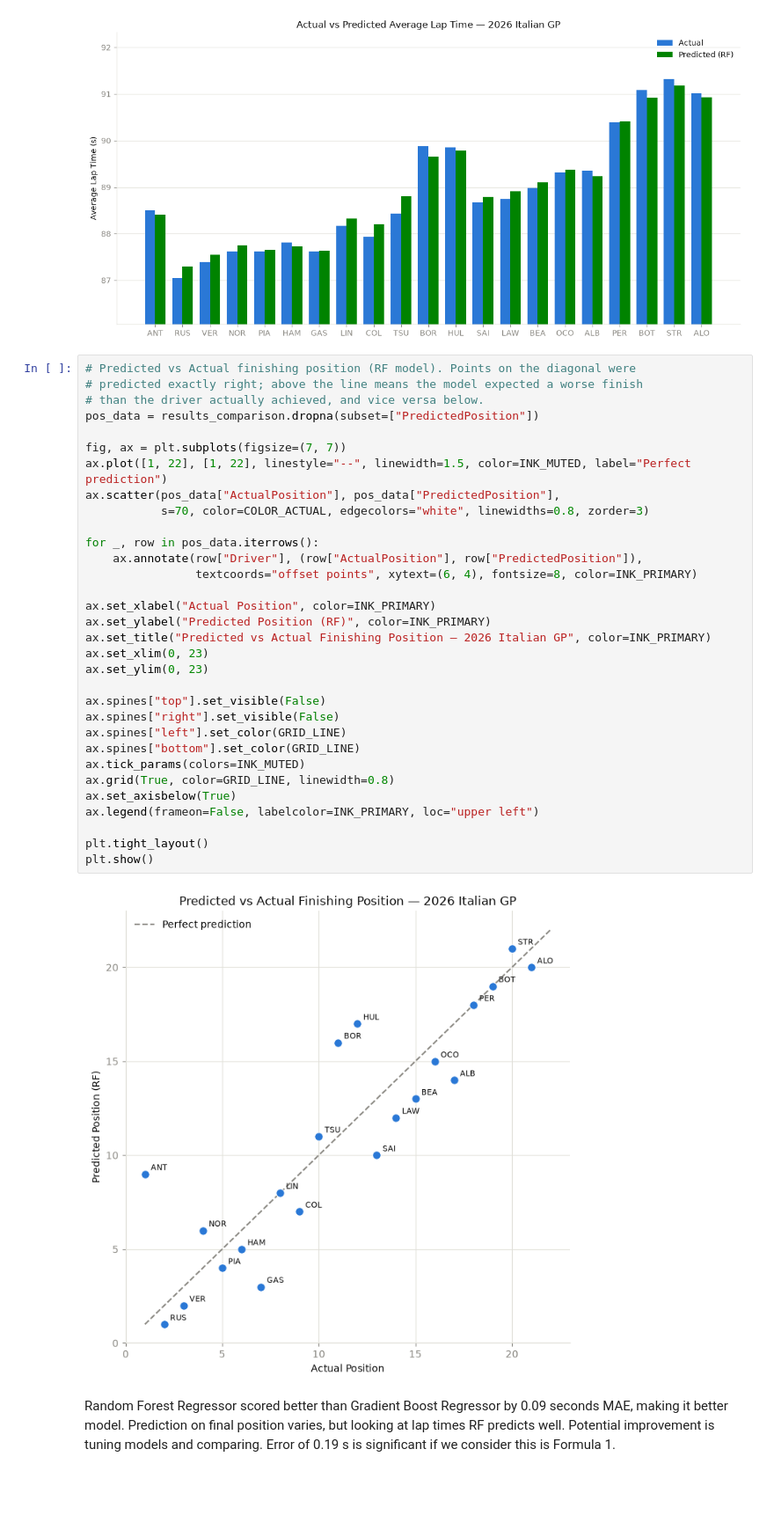
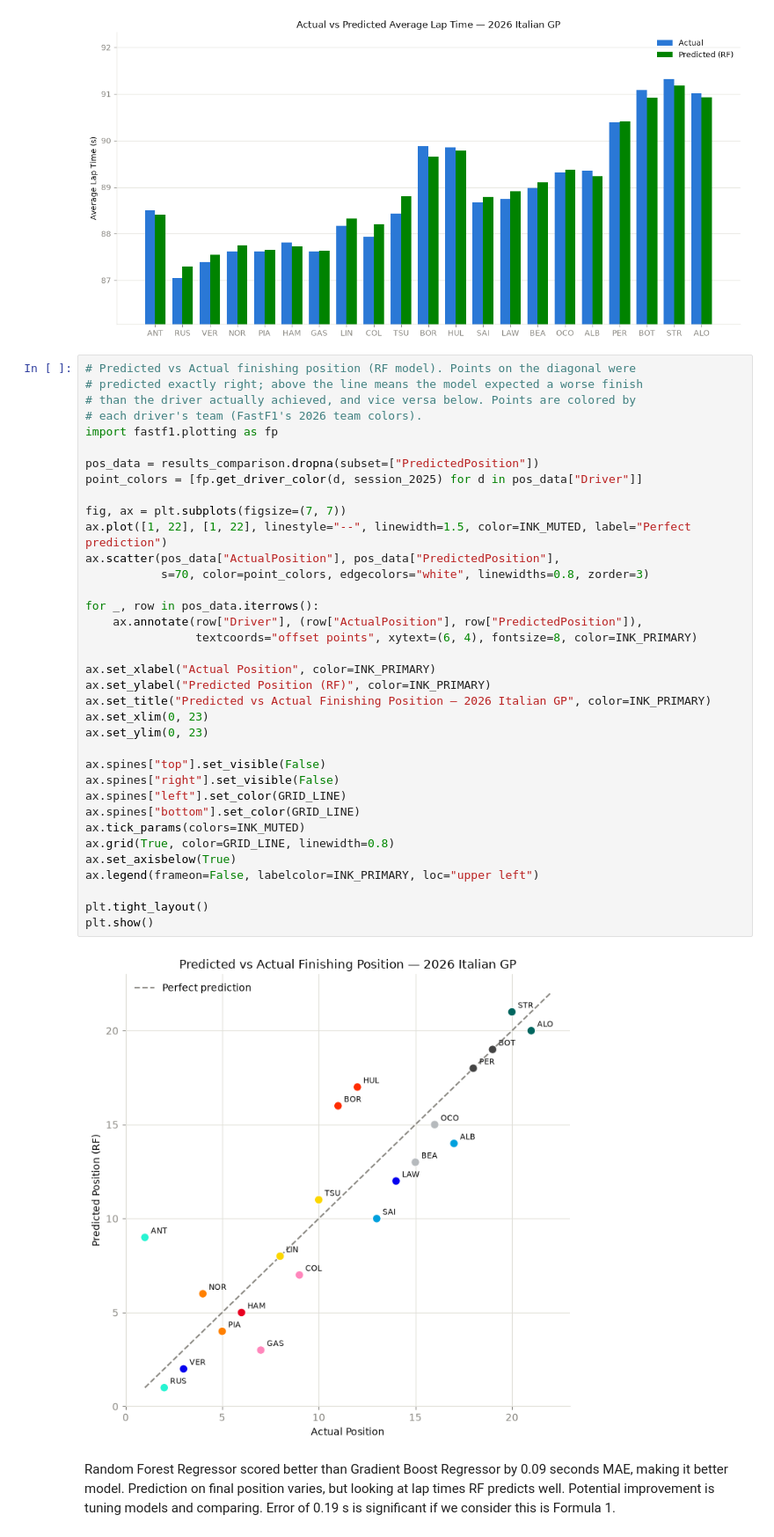
Before and after one commit to imgabrielas/F1-Enthusiast, a Jupyter notebook: Round_13_ItalianGP.ipynb, the cells around one changed output. Shown at 88% size. Drawn from its saved outputs; the diff is of its cells as text; blank space fills up the shorter version.

Commit message:
plot color

```diff
--- a/Round_13_ItalianGP.ipynb
+++ b/Round_13_ItalianGP.ipynb
@@ -282,37 +282,41 @@ plt.show()
 # %%
 # Predicted vs Actual finishing position (RF model). Points on the diagonal were
 # predicted exactly right; above the line means the model expected a worse finish
-# than the driver actually achieved, and vice versa below.
+# than the driver actually achieved, and vice versa below. Points are colored by
+# each driver's team (FastF1's 2026 team colors).
+import fastf1.plotting as fp
+
 pos_data = results_comparison.dropna(subset=["PredictedPosition"])
+point_colors = [fp.get_driver_color(d, session_2025) for d in pos_data["Driver"]]
 
 fig, ax = plt.subplots(figsize=(7, 7))
 ax.plot([1, 22], [1, 22], linestyle="--", linewidth=1.5, color=INK_MUTED, label="Perfect prediction")
 ax.scatter(pos_data["ActualPosition"], pos_data["PredictedPosition"],
-           s=70, color=COLOR_ACTUAL, edgecolors="white", linewidths=0.8, zorder=3)
+           s=70, color=point_colors, edgecolors="white", linewidths=0.8, zorder=3)
 
 for _, row in pos_data.iterrows():
     ax.annotate(row["Driver"], (row["ActualPosition"], row["PredictedPosition"]),
                 textcoords="offset points", xytext=(6, 4), fontsize=8, color=INK_PRIMARY)
 
 ax.set_xlabel("Actual Position", color=INK_PRIMARY)
 ax.set_ylabel("Predicted Position (RF)", color=INK_PRIMARY)
 ax.set_title("Predicted vs Actual Finishing Position — 2026 Italian GP", color=INK_PRIMARY)
 ax.set_xlim(0, 23)
 ax.set_ylim(0, 23)
 
 ax.spines["top"].set_visible(False)
 ax.spines["right"].set_visible(False)
 ax.spines["left"].set_color(GRID_LINE)
 ax.spines["bottom"].set_color(GRID_LINE)
 ax.tick_params(colors=INK_MUTED)
 ax.grid(True, color=GRID_LINE, linewidth=0.8)
 ax.set_axisbelow(True)
 ax.legend(frameon=False, labelcolor=INK_PRIMARY, loc="upper left")
 
 plt.tight_layout()
 plt.show()
 # %% [output]
-[figure, old version]
+[figure, new version]
 # %% [markdown]
 Random Forest Regressor scored better than Gradient Boost Regressor by 0.09 seconds MAE, making it better model. Prediction on final position varies, but looking at lap times RF predicts well. Potential improvement is tuning models and comparing. Error of 0.19 s is significant if we consider this is Formula 1.
 # %% [markdown]
```
